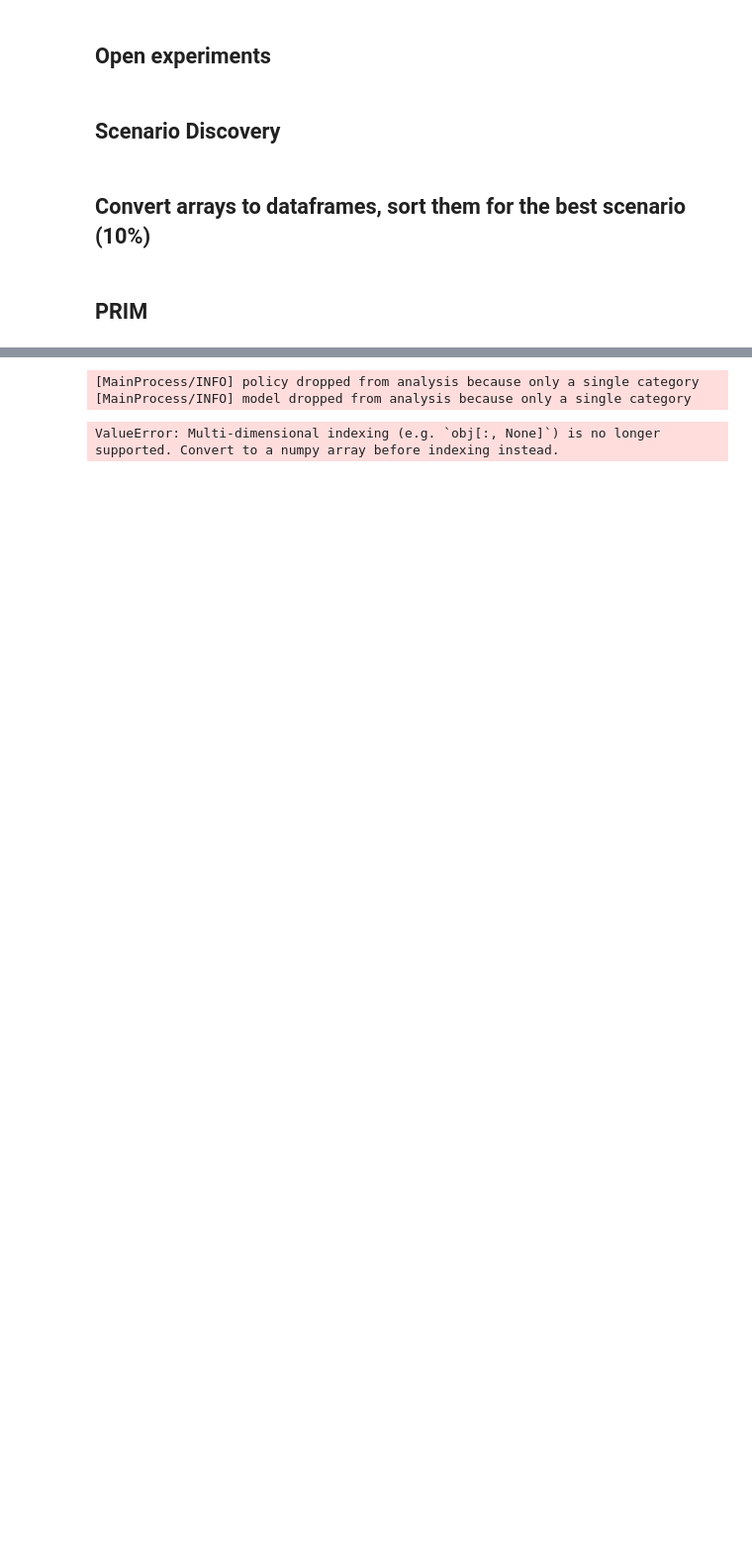
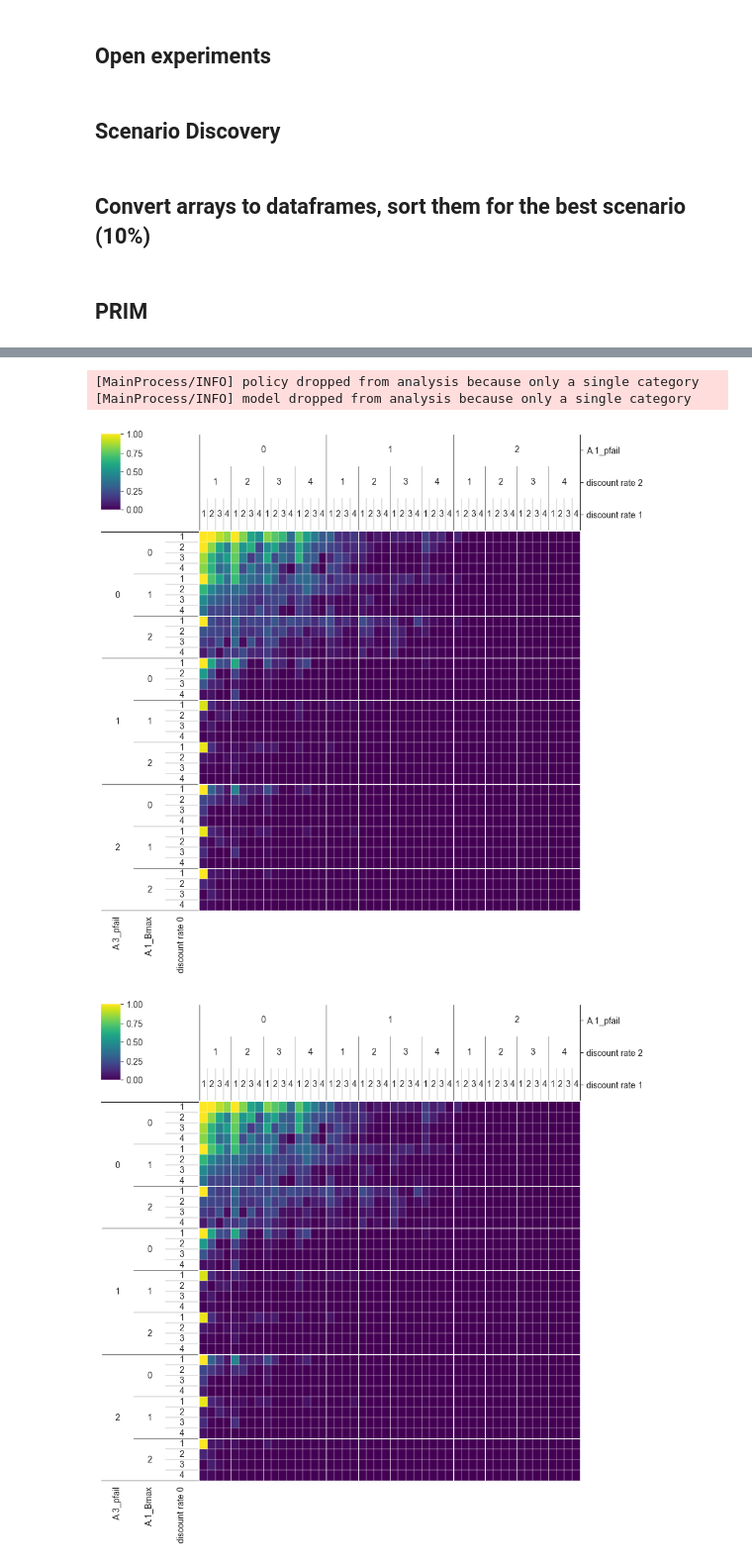
Before and after one commit to jeroenvantil/epa141A_open, a Jupyter notebook: final assignment/Scenario Discovery.ipynb, the cells around one changed output, grey strips where cells are left out. Shown at 99% size. Drawn from its saved outputs; the diff is of its cells as text; code cells hidden in the pictures; blank space fills up the shorter version.

```diff
--- a/final assignment/Scenario Discovery.ipynb
+++ b/final assignment/Scenario Discovery.ipynb
@@ -153,6 +139,7 @@ plt.show()
 # %%
-dimensional_stacking.create_pivot_plot(experiments, df_damages['y_best'])
+dimensional_stacking.create_pivot_plot(experiments, df_damages['y_best'].to_numpy())
 # %% [output]
 [MainProcess/INFO] policy dropped from analysis because only a single category
 [MainProcess/INFO] model dropped from analysis because only a single category
-ValueError: Multi-dimensional indexing (e.g. `obj[:, None]`) is no longer supported. Convert to a numpy array before indexing instead.
+[figure, added]
+[figure, added]
```
Also changed, not shown: parts of 17 cells of this notebook.
